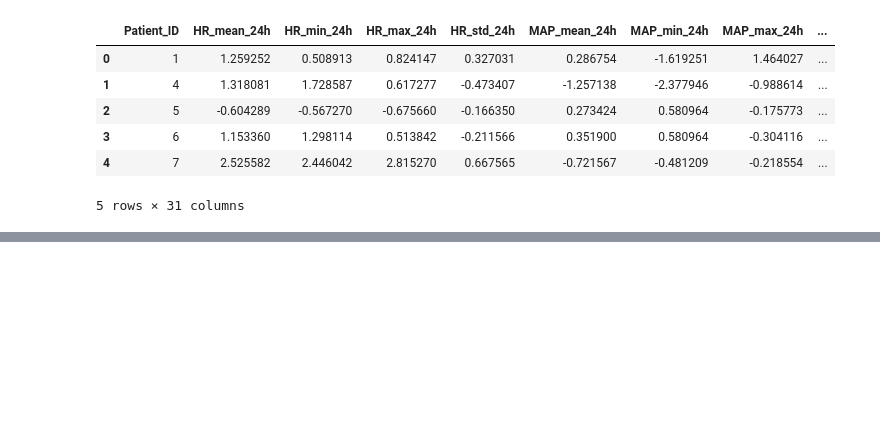
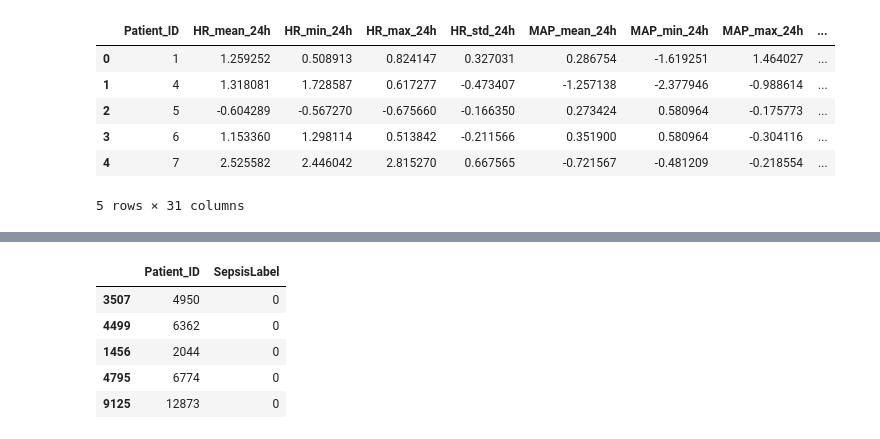
Before and after one commit to chaitralikher/agentic-sepsis-patient-similarity, a Jupyter notebook: notebooks/feature_engineering_time_windows.ipynb, the cells around one changed output, grey strips where cells are left out. Cells and saved outputs as stored; diff of their text form; code cells hidden in the pictures; blank space fills up the shorter version.

```diff
--- a/notebooks/feature_engineering_time_windows.ipynb
+++ b/notebooks/feature_engineering_time_windows.ipynb
@@ -271,0 +414,9 @@ patient_features.to_csv(
+# %%
+get_similar_patients(patient_features.iloc[10]['Patient_ID'])
+# %% [output]
+|  | Patient_ID | SepsisLabel |
+| 3507 | 4950 | 0 |
+| 4499 | 6362 | 0 |
+| 1456 | 2044 | 0 |
+| 4795 | 6774 | 0 |
+| 9125 | 12873 | 0 |
```
Also changed, not shown: parts of 23 cells of this notebook, 2 other files.
